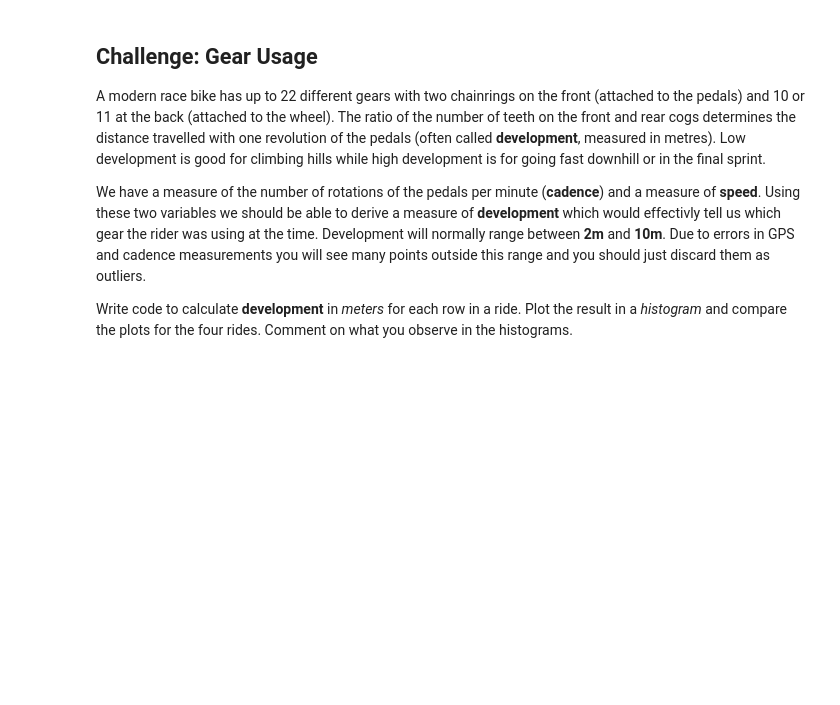
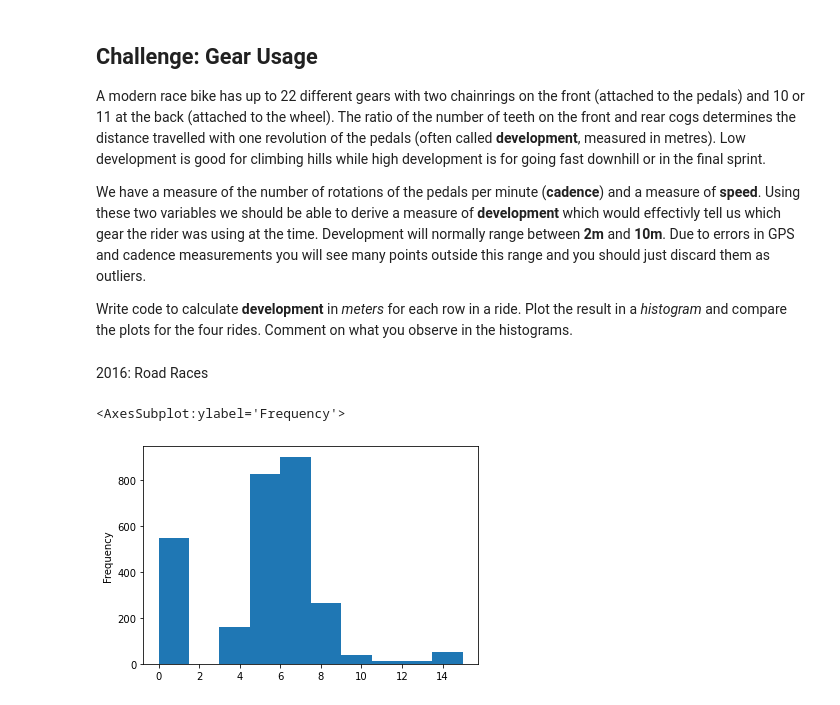
Before and after one commit to MQCOMP2200-S2-2021/data-science-portfolio-avagardiner, a Jupyter notebook: Portfolio 1.ipynb, the cells around one changed output. Drawn from its saved outputs; the diff is of its cells as text; code cells hidden in the pictures; blank space fills up the shorter version.

```diff
--- a/Portfolio 1.ipynb
+++ b/Portfolio 1.ipynb
@@ -283,3 +347,18 @@ A modern race bike has up to 22 different gears with two chainrings on the front
 We have a measure of the number of rotations of the pedals per minute (__cadence__) and a measure of __speed__.  Using these two variables we should be able to derive a measure of __development__ which would effectivly tell us which gear the rider was using at the time.   Development will normally range between __2m__ and __10m__.  Due to errors in GPS and cadence measurements you will see many points outside this range and you should just discard them as outliers.
 
 Write code to calculate __development__ in _meters_ for each row in a ride.  Plot the result in a _histogram_ and compare the plots for the four rides.   Comment on what you observe in the histograms.
+# %%
+#Function to calculate development
+def development(data):
+    data['development']=(data['speed'] *1000/60) / (data['cadence'] )
+    data['development'].replace([np.inf, -np.inf], np.nan, inplace=True)
+    data['development'].fillna(0,inplace=True)
+    data['development'].clip(lower=0, upper=15,inplace=True)
+    return data['development'].plot.hist();
+# %% [markdown]
+2016: Road Races
+# %%
+development(rr_2016)
+# %% [output]
+<AxesSubplot:ylabel='Frequency'>
+[figure, added]
```
Also changed, not shown: parts of 16 cells of this notebook.
